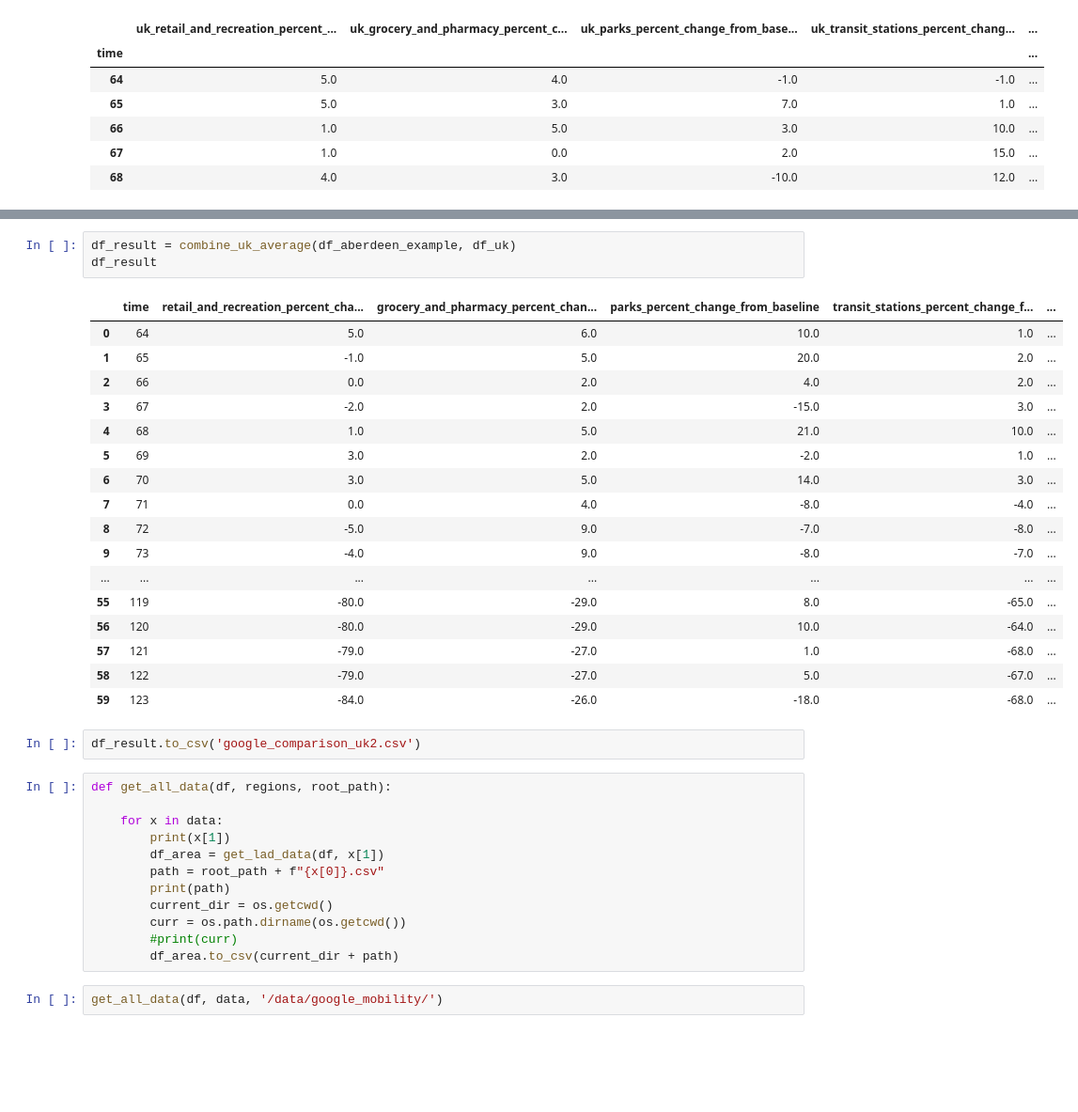
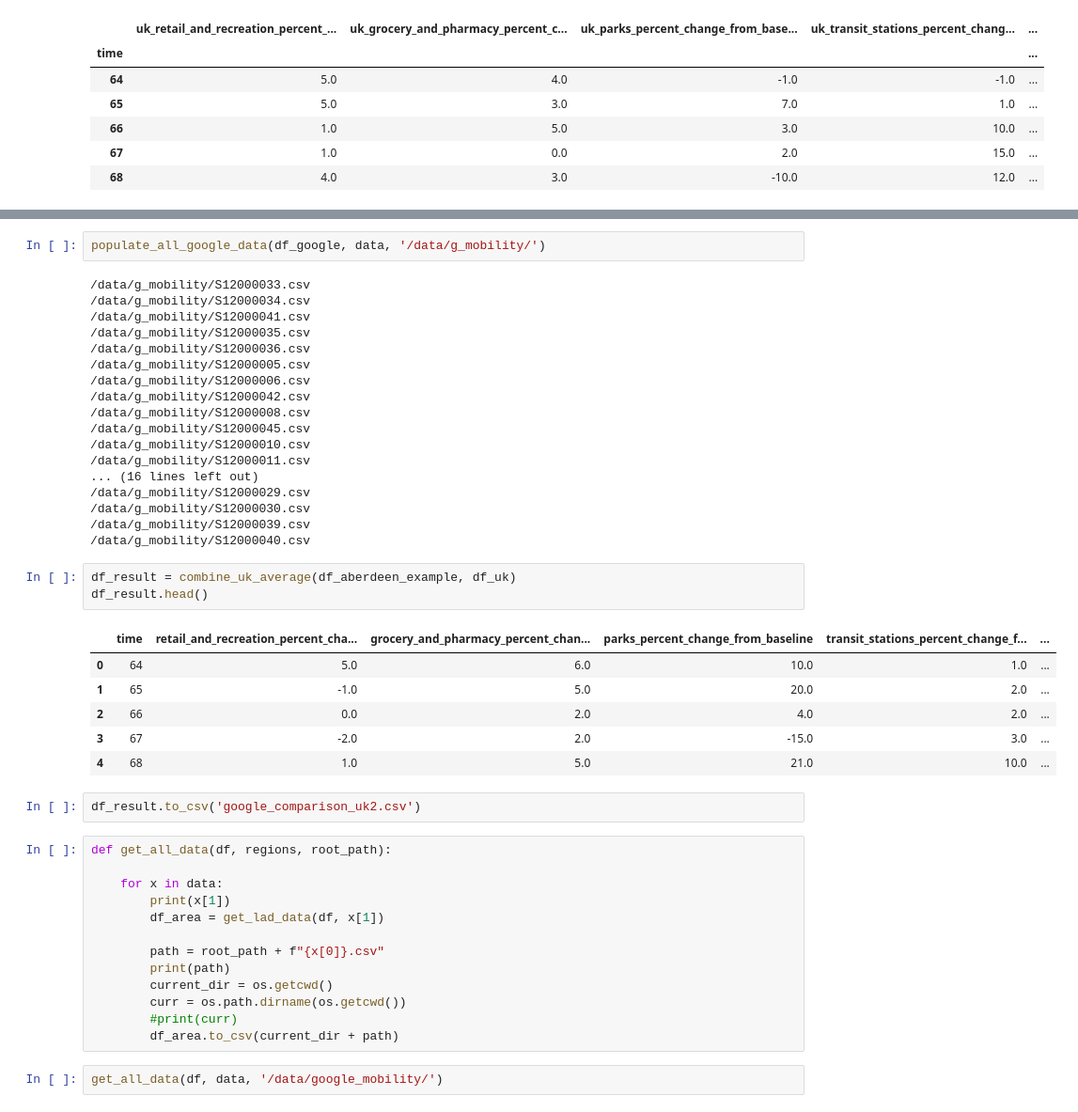
Before and after one commit to covidmaps/scotland, a Jupyter notebook: google_data.ipynb, the cells around one changed output, grey strips where cells are left out. Shown at 94% size. Saved outputs shown, nothing was run; the diff lists cells and outputs as text; blank space fills up the shorter version.

Commit message:
add g mobility data

```diff
--- a/google_data.ipynb
+++ b/google_data.ipynb
@@ -164,24 +176,33 @@ def combine_uk_average(df_sub_region, df_uk):
+# %%
+populate_all_google_data(df_google, data, '/data/g_mobility/')
+# %% [output]
+/data/g_mobility/S12000033.csv
+/data/g_mobility/S12000034.csv
+/data/g_mobility/S12000041.csv
+/data/g_mobility/S12000035.csv
+/data/g_mobility/S12000036.csv
+/data/g_mobility/S12000005.csv
+/data/g_mobility/S12000006.csv
+/data/g_mobility/S12000042.csv
+/data/g_mobility/S12000008.csv
+/data/g_mobility/S12000045.csv
+/data/g_mobility/S12000010.csv
+/data/g_mobility/S12000011.csv
+... (16 lines left out)
+/data/g_mobility/S12000029.csv
+/data/g_mobility/S12000030.csv
+/data/g_mobility/S12000039.csv
+/data/g_mobility/S12000040.csv
 # %%
 df_result = combine_uk_average(df_aberdeen_example, df_uk)
-df_result
+df_result.head()
 # %% [output]
 |  | time | retail_and_recreation_percent_cha... | grocery_and_pharmacy_percent_chan... | parks_percent_change_from_baseline | transit_stations_percent_change_f... | ... |
 | 0 | 64 | 5.0 | 6.0 | 10.0 | 1.0 | ... |
 | 1 | 65 | -1.0 | 5.0 | 20.0 | 2.0 | ... |
 | 2 | 66 | 0.0 | 2.0 | 4.0 | 2.0 | ... |
 | 3 | 67 | -2.0 | 2.0 | -15.0 | 3.0 | ... |
 | 4 | 68 | 1.0 | 5.0 | 21.0 | 10.0 | ... |
-| 5 | 69 | 3.0 | 2.0 | -2.0 | 1.0 | ... |
-| 6 | 70 | 3.0 | 5.0 | 14.0 | 3.0 | ... |
-| 7 | 71 | 0.0 | 4.0 | -8.0 | -4.0 | ... |
-| 8 | 72 | -5.0 | 9.0 | -7.0 | -8.0 | ... |
-| 9 | 73 | -4.0 | 9.0 | -8.0 | -7.0 | ... |
-| ... | ... | ... | ... | ... | ... | ... |
-| 55 | 119 | -80.0 | -29.0 | 8.0 | -65.0 | ... |
-| 56 | 120 | -80.0 | -29.0 | 10.0 | -64.0 | ... |
-| 57 | 121 | -79.0 | -27.0 | 1.0 | -68.0 | ... |
-| 58 | 122 | -79.0 | -27.0 | 5.0 | -67.0 | ... |
-| 59 | 123 | -84.0 | -26.0 | -18.0 | -68.0 | ... |
 # %%
 df_result.to_csv('google_comparison_uk2.csv')
 # %%
@@ -190,6 +211,7 @@ def get_all_data(df, regions, root_path):
     for x in data:
         print(x[1])
         df_area = get_lad_data(df, x[1])
+
         path = root_path + f"{x[0]}.csv"
         print(path)
         current_dir = os.getcwd()
```
Also changed, not shown: parts of 2 cells of this notebook, 34 other files.
